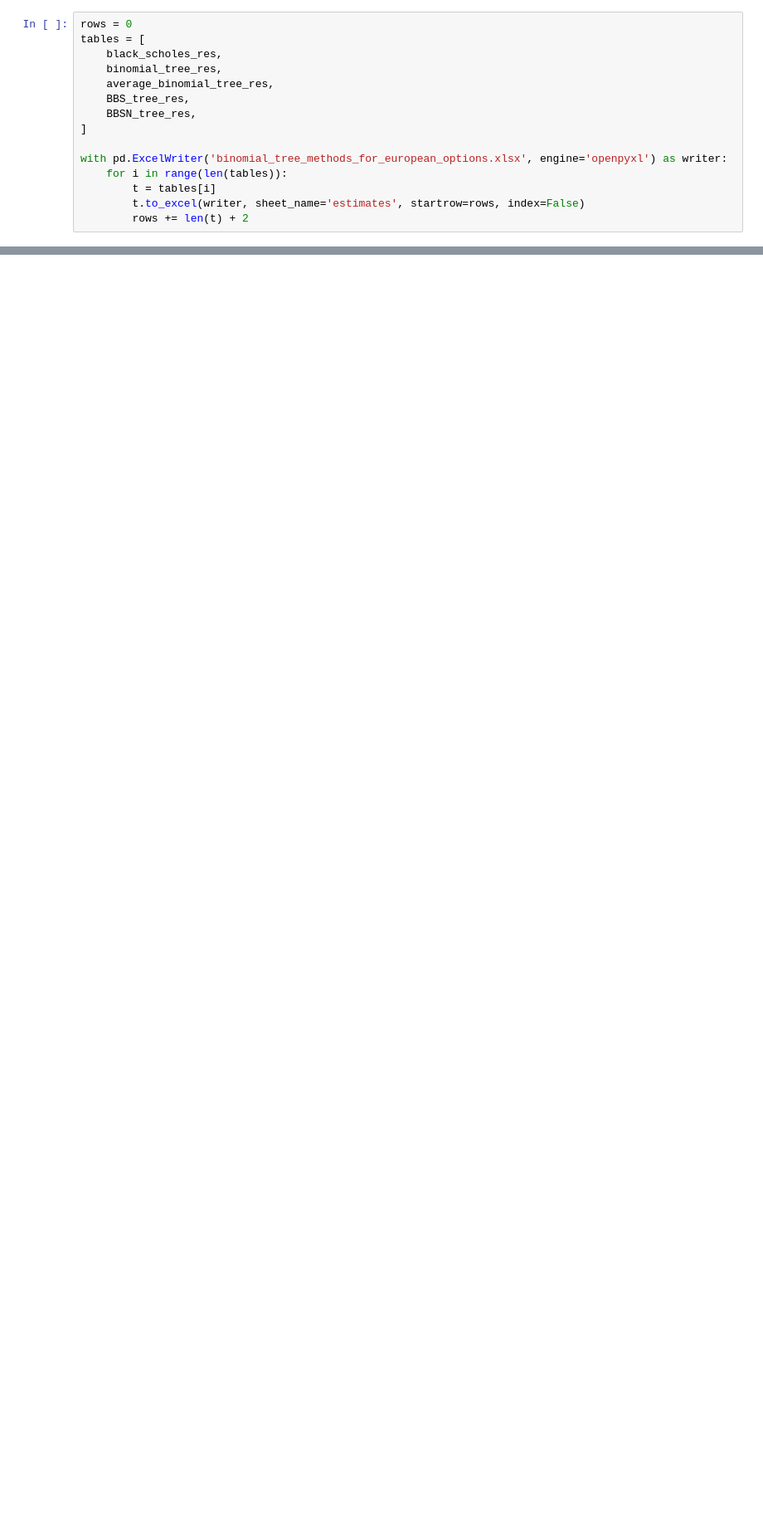
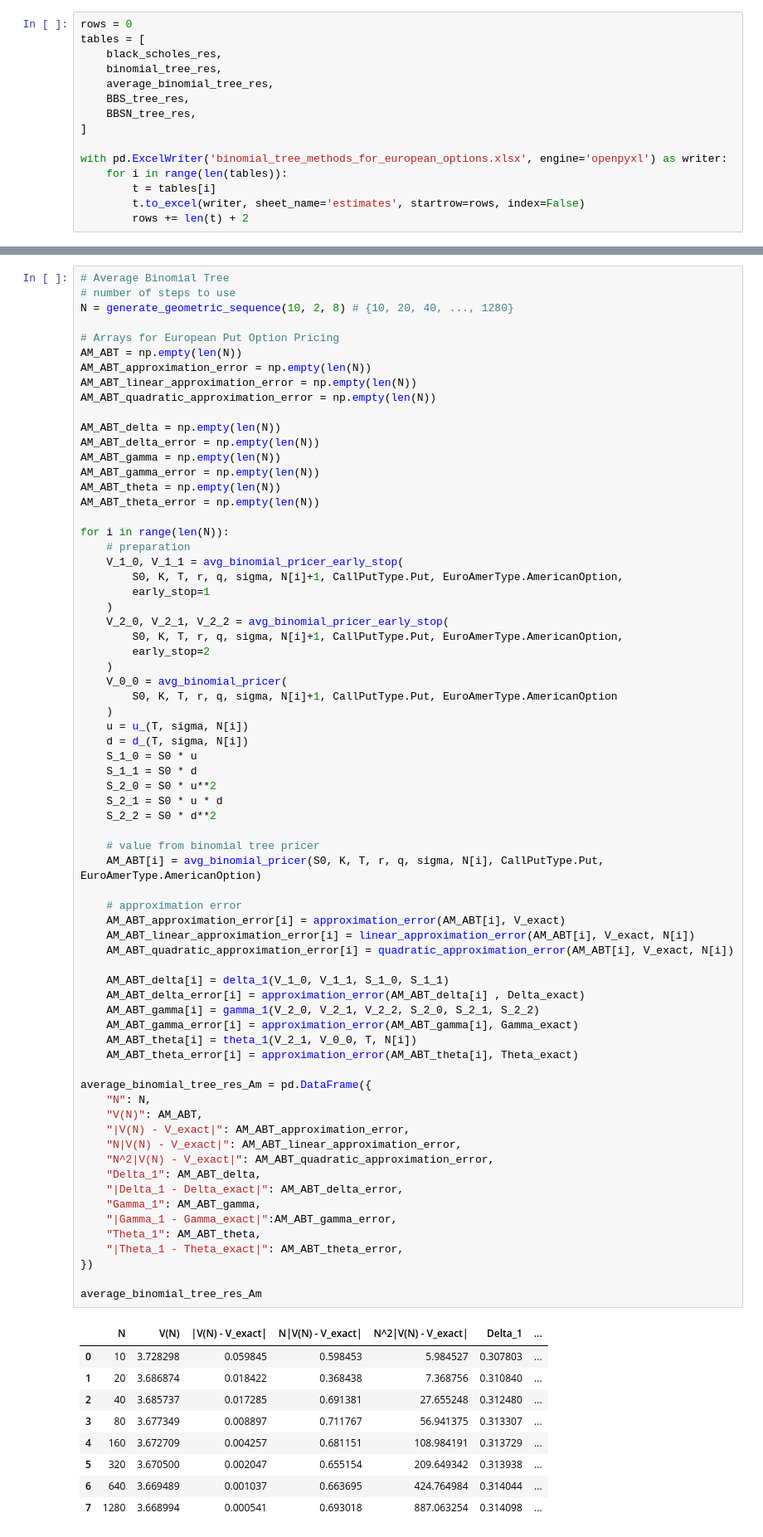
Before and after one commit to karaniitmadras/MTH9821-numerical-method-for-financial-engineering, a Jupyter notebook: HW3/MTH9821_HW3_NUM1.ipynb, the cells around one changed output, grey strips where cells are left out. Shown: that part at 83% size. Saved outputs shown, nothing was run; the diff lists cells and outputs as text; blank space fills up the shorter version.

```diff
--- a/HW3/MTH9821_HW3_NUM1.ipynb
+++ b/HW3/MTH9821_HW3_NUM1.ipynb
@@ -899,0 +1083,79 @@ with pd.ExcelWriter('binomial_tree_methods_for_european_options.xlsx', engine='o
+# %%
+# Average Binomial Tree
+# number of steps to use
+N = generate_geometric_sequence(10, 2, 8) # {10, 20, 40, ..., 1280}
+
+# Arrays for European Put Option Pricing
+AM_ABT = np.empty(len(N))
+AM_ABT_approximation_error = np.empty(len(N))
+AM_ABT_linear_approximation_error = np.empty(len(N))
+AM_ABT_quadratic_approximation_error = np.empty(len(N))
+
+AM_ABT_delta = np.empty(len(N))
+AM_ABT_delta_error = np.empty(len(N))
+AM_ABT_gamma = np.empty(len(N))
+AM_ABT_gamma_error = np.empty(len(N))
+AM_ABT_theta = np.empty(len(N))
+AM_ABT_theta_error = np.empty(len(N))
+
+for i in range(len(N)):
+    # preparation
+    V_1_0, V_1_1 = avg_binomial_pricer_early_stop(
+        S0, K, T, r, q, sigma, N[i]+1, CallPutType.Put, EuroAmerType.AmericanOption,
+        early_stop=1
+    )
+    V_2_0, V_2_1, V_2_2 = avg_binomial_pricer_early_stop(
+        S0, K, T, r, q, sigma, N[i]+1, CallPutType.Put, EuroAmerType.AmericanOption,
+        early_stop=2
+    )
+    V_0_0 = avg_binomial_pricer(
+        S0, K, T, r, q, sigma, N[i]+1, CallPutType.Put, EuroAmerType.AmericanOption
+    )
+    u = u_(T, sigma, N[i])
+    d = d_(T, sigma, N[i])
+    S_1_0 = S0 * u
+    S_1_1 = S0 * d
+    S_2_0 = S0 * u**2
+    S_2_1 = S0 * u * d
+    S_2_2 = S0 * d**2
+
+    # value from binomial tree pricer
+    AM_ABT[i] = avg_binomial_pricer(S0, K, T, r, q, sigma, N[i], CallPutType.Put, EuroAmerType.AmericanOption)
+
+    # approximation error
+    AM_ABT_approximation_error[i] = approximation_error(AM_ABT[i], V_exact)
+    AM_ABT_linear_approximation_error[i] = linear_approximation_error(AM_ABT[i], V_exact, N[i])
+    AM_ABT_quadratic_approximation_error[i] = quadratic_approximation_error(AM_ABT[i], V_exact, N[i])
+
+    AM_ABT_delta[i] = delta_1(V_1_0, V_1_1, S_1_0, S_1_1)
+    AM_ABT_delta_error[i] = approximation_error(AM_ABT_delta[i] , Delta_exact)
+    AM_ABT_gamma[i] = gamma_1(V_2_0, V_2_1, V_2_2, S_2_0, S_2_1, S_2_2)
+    AM_ABT_gamma_error[i] = approximation_error(AM_ABT_gamma[i], Gamma_exact)
+    AM_ABT_theta[i] = theta_1(V_2_1, V_0_0, T, N[i])
+    AM_ABT_theta_error[i] = approximation_error(AM_ABT_theta[i], Theta_exact)
+
+average_binomial_tree_res_Am = pd.DataFrame({
+    "N": N,
+    "V(N)": AM_ABT,
+    "|V(N) - V_exact|": AM_ABT_approximation_error,
+    "N|V(N) - V_exact|": AM_ABT_linear_approximation_error,
+    "N^2|V(N) - V_exact|": AM_ABT_quadratic_approximation_error,
+    "Delta_1": AM_ABT_delta,
+    "|Delta_1 - Delta_exact|": AM_ABT_delta_error,
+    "Gamma_1": AM_ABT_gamma,
+    "|Gamma_1 - Gamma_exact|":AM_ABT_gamma_error,
+    "Theta_1": AM_ABT_theta,
+    "|Theta_1 - Theta_exact|": AM_ABT_theta_error,
+})
+
+average_binomial_tree_res_Am
+# %% [output]
+|  | N | V(N) | |V(N) - V_exact| | N|V(N) - V_exact| | N^2|V(N) - V_exact| | Delta_1 | ... |
+| 0 | 10 | 3.728298 | 0.059845 | 0.598453 | 5.984527 | 0.307803 | ... |
+| 1 | 20 | 3.686874 | 0.018422 | 0.368438 | 7.368756 | 0.310840 | ... |
+| 2 | 40 | 3.685737 | 0.017285 | 0.691381 | 27.655248 | 0.312480 | ... |
+| 3 | 80 | 3.677349 | 0.008897 | 0.711767 | 56.941375 | 0.313307 | ... |
+| 4 | 160 | 3.672709 | 0.004257 | 0.681151 | 108.984191 | 0.313729 | ... |
+| 5 | 320 | 3.670500 | 0.002047 | 0.655154 | 209.649342 | 0.313938 | ... |
+| 6 | 640 | 3.669489 | 0.001037 | 0.663695 | 424.764984 | 0.314044 | ... |
+| 7 | 1280 | 3.668994 | 0.000541 | 0.693018 | 887.063254 | 0.314098 | ... |
```
Also changed, not shown: parts of 21 cells of this notebook.
